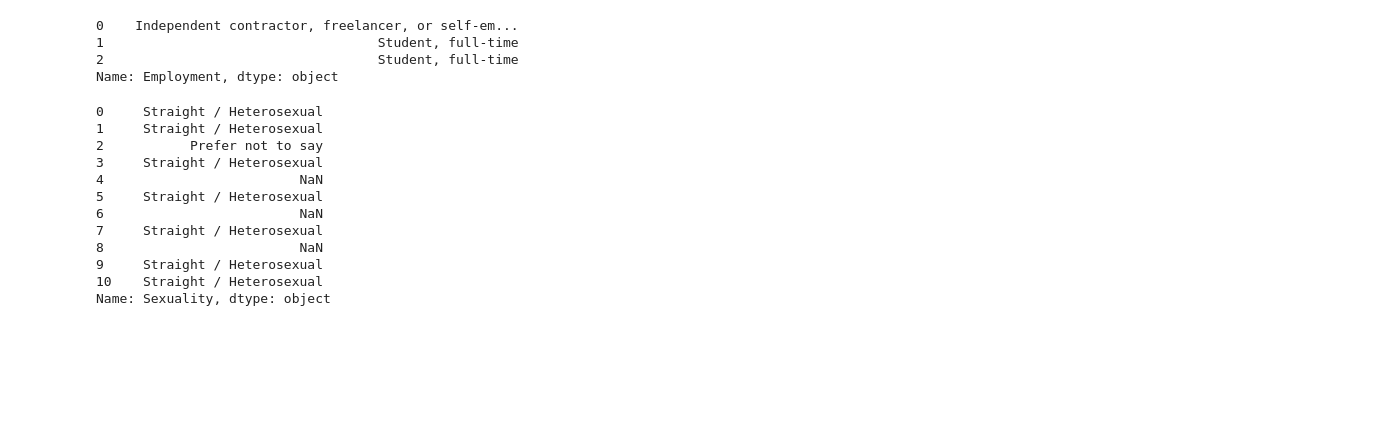
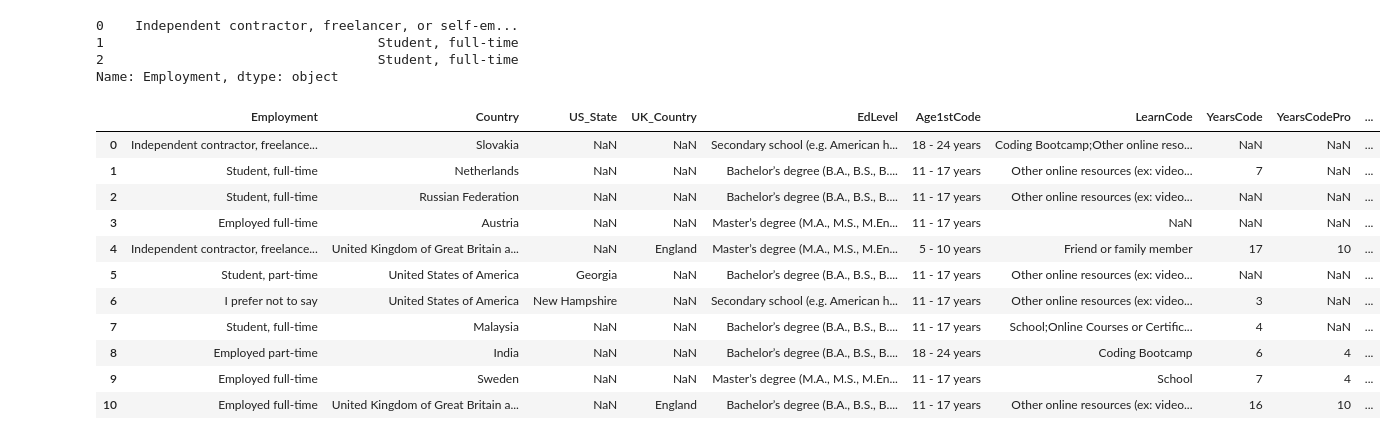
Before and after one commit to kashfifahim/PandasDemo, a Jupyter notebook: Pandas Demo.ipynb, the cells around one changed output. Drawn from its saved outputs; the diff is of its cells as text; code cells hidden in the pictures; blank space fills up the shorter version.

Commit message:
complete part 3

```diff
--- a/Pandas Demo.ipynb
+++ b/Pandas Demo.ipynb
@@ -1,4 +1,4 @@
 # %%
 import pandas as pd
 # %%
-df = pd.read_csv('data/survey_results_public.csv')
+df = pd.read_csv('data/survey_results_public.csv', index_col = 'ResponseId')
@@ -182,17 +205,17 @@ df.loc[0:2, 'Employment']
 2                                   Student, full-time
 Name: Employment, dtype: object
 # %%
-df.loc[0:10, 'Sexuality']
+df.loc[0:10, 'Employment': 'Sexuality']
 # %% [output]
-0     Straight / Heterosexual
-1     Straight / Heterosexual
-2           Prefer not to say
-3     Straight / Heterosexual
-4                         NaN
-5     Straight / Heterosexual
-6                         NaN
-7     Straight / Heterosexual
-8                         NaN
-9     Straight / Heterosexual
-10    Straight / Heterosexual
-Name: Sexuality, dtype: object
+|  | Employment | Country | US_State | UK_Country | EdLevel | Age1stCode | LearnCode | YearsCode | YearsCodePro | ... |
+| 0 | Independent contractor, freelance... | Slovakia | NaN | NaN | Secondary school (e.g. American h... | 18 - 24 years | Coding Bootcamp;Other online reso... | NaN | NaN | ... |
+| 1 | Student, full-time | Netherlands | NaN | NaN | Bachelor’s degree (B.A., B.S., B.... | 11 - 17 years | Other online resources (ex: video... | 7 | NaN | ... |
+| 2 | Student, full-time | Russian Federation | NaN | NaN | Bachelor’s degree (B.A., B.S., B.... | 11 - 17 years | Other online resources (ex: video... | NaN | NaN | ... |
+| 3 | Employed full-time | Austria | NaN | NaN | Master’s degree (M.A., M.S., M.En... | 11 - 17 years | NaN | NaN | NaN | ... |
+| 4 | Independent contractor, freelance... | United Kingdom of Great Britain a... | NaN | England | Master’s degree (M.A., M.S., M.En... | 5 - 10 years | Friend or family member | 17 | 10 | ... |
+| 5 | Student, part-time | United States of America | Georgia | NaN | Bachelor’s degree (B.A., B.S., B.... | 11 - 17 years | Other online resources (ex: video... | NaN | NaN | ... |
+| 6 | I prefer not to say | United States of America | New Hampshire | NaN | Secondary school (e.g. American h... | 11 - 17 years | Other online resources (ex: video... | 3 | NaN | ... |
+| 7 | Student, full-time | Malaysia | NaN | NaN | Bachelor’s degree (B.A., B.S., B.... | 11 - 17 years | School;Online Courses or Certific... | 4 | NaN | ... |
+| 8 | Employed part-time | India | NaN | NaN | Bachelor’s degree (B.A., B.S., B.... | 18 - 24 years | Coding Bootcamp | 6 | 4 | ... |
+| 9 | Employed full-time | Sweden | NaN | NaN | Master’s degree (M.A., M.S., M.En... | 11 - 17 years | School | 7 | 4 | ... |
+| 10 | Employed full-time | United Kingdom of Great Britain a... | NaN | England | Bachelor’s degree (B.A., B.S., B.... | 11 - 17 years | Other online resources (ex: video... | 16 | 10 | ... |
```
Also changed, not shown: parts of 9 cells of this notebook, 1 other file.
